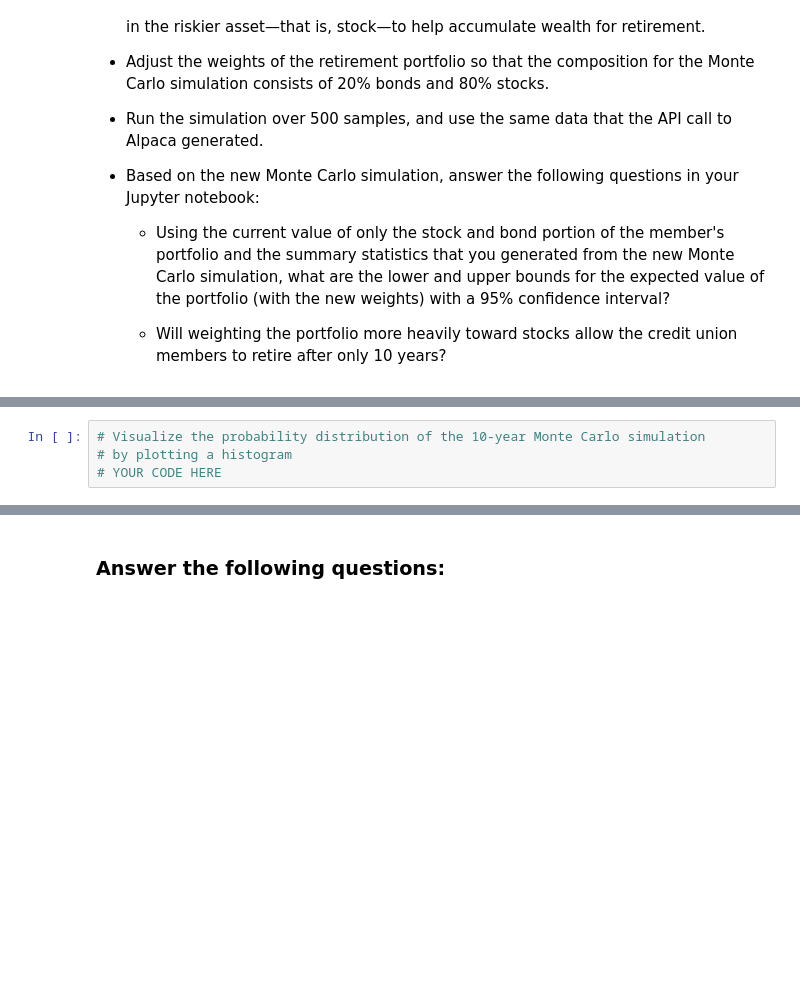
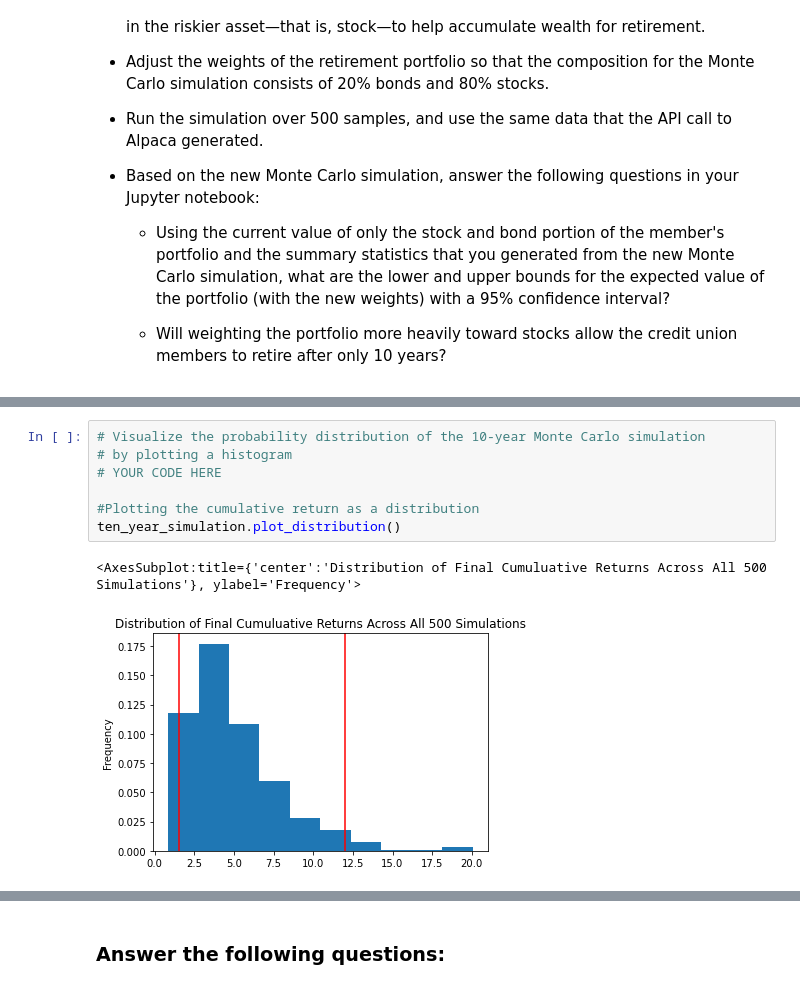
Before and after one commit to ndanialy/Credit_Union_App, a Jupyter notebook: financial_planning_tools.ipynb, the cells around one changed output, grey strips where cells are left out. Drawn from its saved outputs; the diff is of its cells as text; blank space fills up the shorter version.

```diff
--- a/financial_planning_tools.ipynb
+++ b/financial_planning_tools.ipynb
@@ -767,7 +845,13 @@ For this new Monte Carlo simulation, do the following:
 # %%
 # Visualize the probability distribution of the 10-year Monte Carlo simulation
 # by plotting a histogram
 # YOUR CODE HERE
+
+#Plotting the cumulative return as a distribution
+ten_year_simulation.plot_distribution()
+# %% [output]
+<AxesSubplot:title={'center':'Distribution of Final Cumuluative Returns Across All 500 Simulations'}, ylabel='Frequency'>
+[figure, added]
 # %%
 # Generate summary statistics from the 10-year Monte Carlo simulation results
 # Save the results as a variable
```
Also changed, not shown: parts of 4 cells of this notebook.
